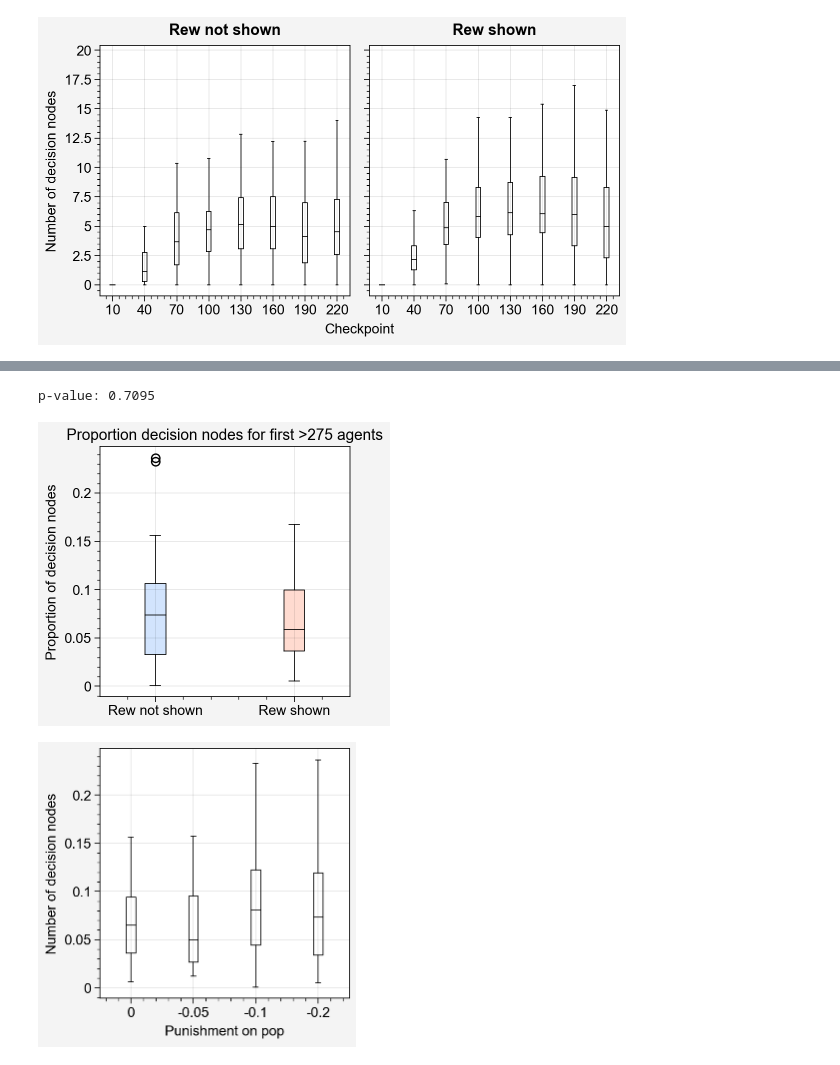
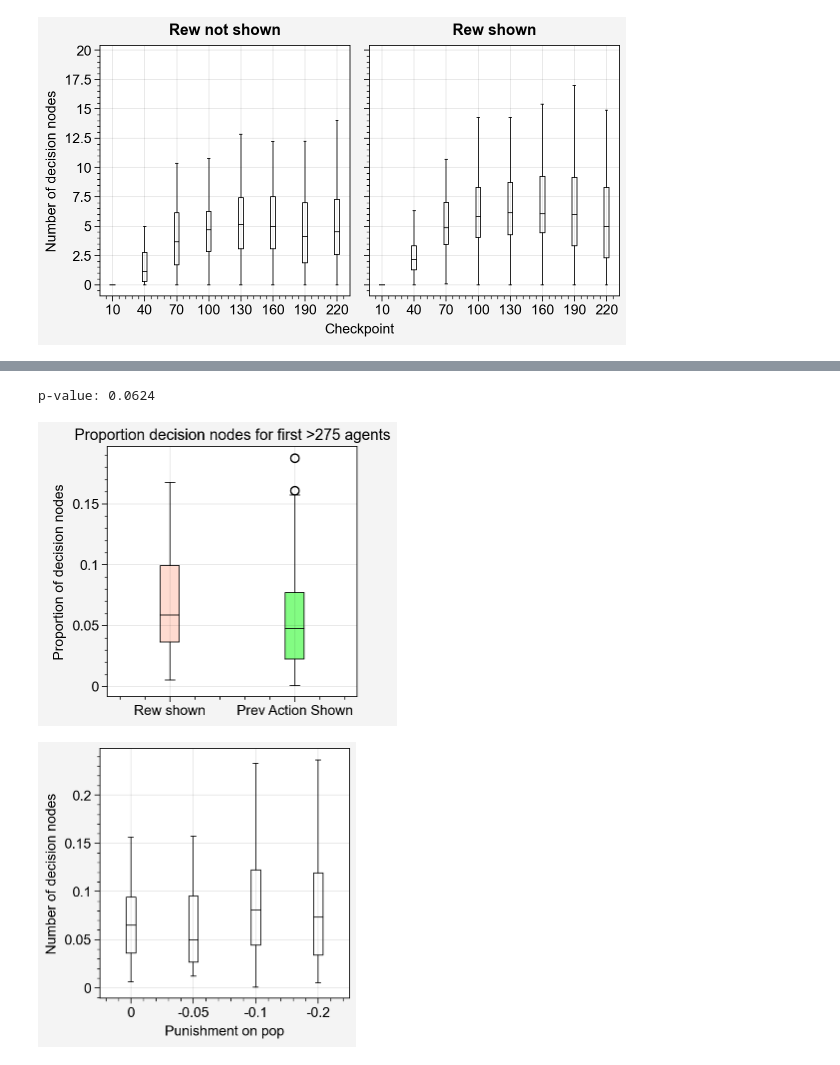
Before and after one commit to liuandrew/bart_ppo, a Jupyter notebook: write_and_test/bart_meta_decision_flow.ipynb, the cells around one changed output, grey strips where cells are left out. Saved outputs shown, nothing was run; the diff lists cells and outputs as text; code cells hidden in the pictures.

```diff
--- a/write_and_test/bart_meta_decision_flow.ipynb
+++ b/write_and_test/bart_meta_decision_flow.ipynb
@@ -269,40 +252,3 @@ ax.legend()
 [figure]
 # %% [markdown]
 # Average decision flows across agents
-# %%
-give_rew = ['', 'giverew_']
-postfixes = ['', 'pop0.05', 'pop0.1', 'pop0.2']
-models = [1.0, 1.2, 1.5, 1.7, 2.0]
-trials = range(3)
-chks = np.arange(10, 243, 30)
-
-give_labels = ['Rew not shown', 'Rew shown']
-pop_labels = ['0', '-0.05', '-0.1', '-0.2']
-pop_vals = [0, -0.05, -0.1, -0.2]
-p_labels = ['1.0',' 1.2', '1.5', '1.7', '2.0']
-chk_labels = [str(c) for c in chks]
-chk_axis = 'Checkpoint'
-pop_axis = 'Punishment on pop'
-p_axis = 'p'
-
-iterators = [give_rew, postfixes, models, trials, chks]
-# iterators = [postfixes, models, trials, chks]
-iterators_idxs = [range(len(i)) for i in iterators]
-sizes = [len(i) for i in iterators]
-
-res = pickle.load(open('data/meta_representation_results', 'rb'))
-
-def metabart_model_load(h, i, j, k, l):
-    give = give_rew[h]
-    postfix = postfixes[i]
-    model = models[j]
-    t = k
-    chk = chks[l]
-
-    if h == 1 and postfix == '':
-        postfix = 'pop0'
-    exp_name = f"{give}p{model}n50{postfix}"
-    model, (obs_rms, ret_rms) = \
-        torch.load(f'../saved_checkpoints/meta_v2/{exp_name}_{t}/{chk}.pt')
-
-    return model, obs_rms
@@ -537,24 +490,24 @@ ax.format(xlabel='Punishment on pop', xlocator=np.arange(3)+0.1, xformatter=['0'
 # %%
 fig, ax = pplt.subplots()
 all_decision_nodes = res['all_decision_nodes']
 all_decision_nodes = all_decision_nodes.mean(axis=(-2, -1))
 all_decision_nodes = select_idxs(all_decision_nodes, 'first')
 
 ys = []
-for h in range(2):
+for h in range(1, 3):
     y = all_decision_nodes[h].reshape(-1)
     ys.append(y)
     ax.boxplot(h, y, cycle=rgb_colors[h])
 
 print(f'p-value: {ttest_ind(ys[0], ys[1]).pvalue:.4f}')
 # ax.legend(loc='b')
-ax.format(xlocator=np.arange(2), xformatter=give_labels,
+ax.format(xlocator=np.arange(1, 3), xformatter=give_labels[1:],
             ylabel='Proportion of decision nodes',
             title='Proportion decision nodes for first >275 agents',
-            xlim=[-0.4, 1.4])
+            )
 # %% [output]
-p-value: 0.7095
+p-value: 0.0624
-[figure, old version]
+[figure, new version]
 # %%
 fig, ax = pplt.subplots()
 all_decision_nodes = res['all_decision_nodes']
```
Also changed, not shown: parts of 8 cells of this notebook, 3 other files.
